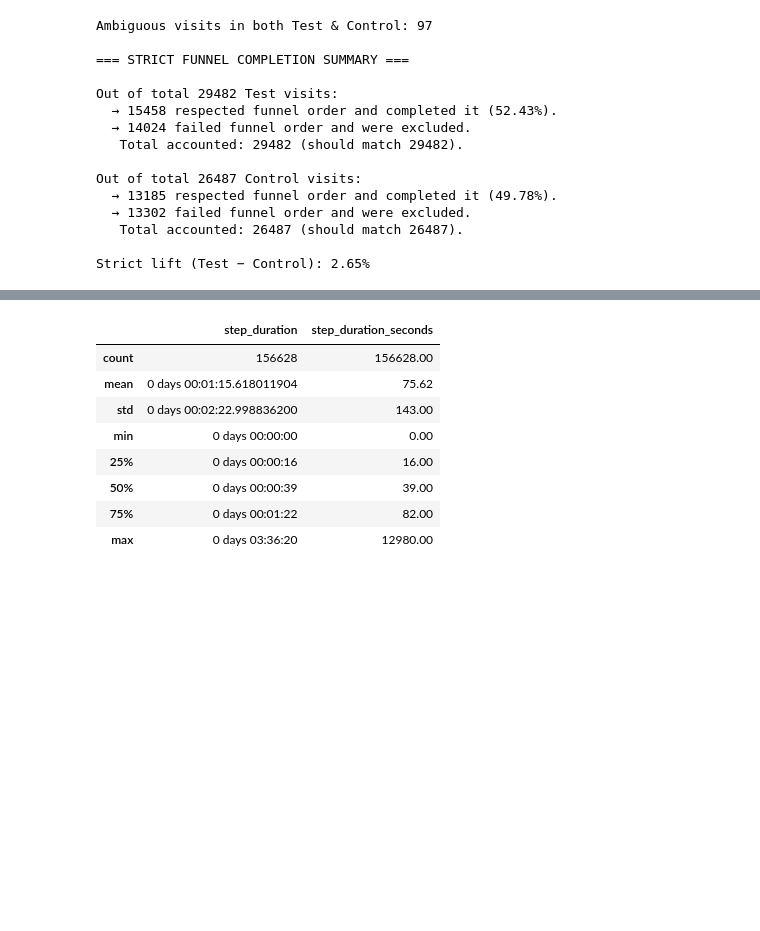
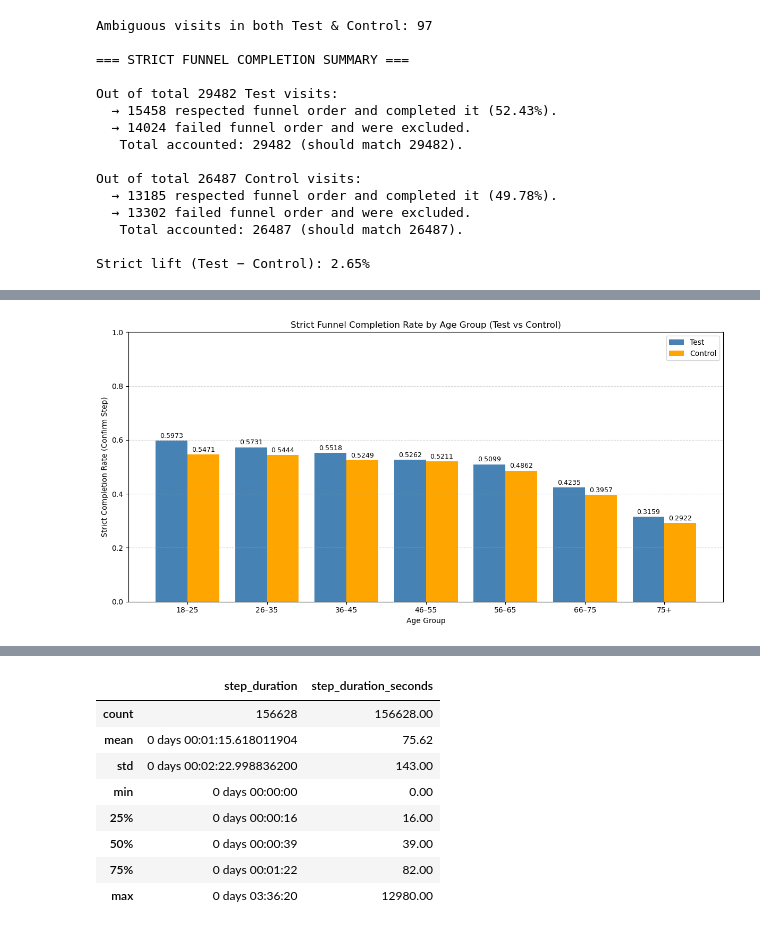
Before and after one commit to KmkGska/vanguard-ab-test, a Jupyter notebook: notebooks/d_Day4_Wrap.ipynb, the cells around one changed output, grey strips where cells are left out. Saved outputs shown, nothing was run; the diff lists cells and outputs as text; code cells hidden in the pictures; blank space fills up the shorter version.

```diff
--- a/notebooks/d_Day4_Wrap.ipynb
+++ b/notebooks/d_Day4_Wrap.ipynb
@@ -498 +567,72 @@ Strict lift (Test − Control): 2.65%
+# %%
+# === Step 1: Bin raw age into age groups ===
+df_clean = df_clean.copy()
+df_clean['age_group'] = pd.cut(
+    df_clean['age'],
+    bins=[18, 25, 35, 45, 55, 65, 75, 120],
+    labels=['18–25', '26–35', '36–45', '46–55', '56–65', '66–75', '75+'],
+    right=False
+)
+
+# === Step 2: Map visit_id to age group ===
+visit_ages = (
+    df_clean[['visit_id', 'age_group']]
+      .drop_duplicates(subset='visit_id')
+      .set_index('visit_id')
+)
+
+# === Step 3: Filter valid visits only ===
+valid_visits = visit_variations.loc[valid_visit_ids].join(visit_ages, how='inner')
+
+# === Step 4: Prepare containers ===
+age_labels = ['18–25', '26–35', '36–45', '46–55', '56–65', '66–75', '75+']
+test_rates = []
+control_rates = []
+
+# === Step 5: Loop through age bins and compute rates ===
+for label in age_labels:
+    subset = valid_visits[valid_visits['age_group'] == label]
+    test_count = (subset['variation'] == 'Test').sum()
+    control_count = (subset['variation'] == 'Control').sum()
+
+    test_total = df_clean[
+        (df_clean['variation'] == 'Test') &
+        (df_clean['visit_id'].isin(visit_ages[visit_ages['age_group'] == label].index))
+    ]['visit_id'].nunique()
+
+    control_total = df_clean[
+        (df_clean['variation'] == 'Control') &
+        (df_clean['visit_id'].isin(visit_ages[visit_ages['age_group'] == label].index))
+    ]['visit_id'].nunique()
+
+    test_rate = test_count / test_total if test_total > 0 else 0
+    control_rate = control_count / control_total if control_total > 0 else 0
+
+    test_rates.append(test_rate)
+    control_rates.append(control_rate)
+
+# === Step 6: Plot grouped bar chart ===
+x = range(len(age_labels))
+bar_width = 0.4
+
+plt.figure(figsize=(12, 6))
+plt.bar([i - bar_width/2 for i in x], test_rates, width=bar_width, label='Test', color='steelblue')
+plt.bar([i + bar_width/2 for i in x], control_rates, width=bar_width, label='Control', color='orange')
+
+# Add value labels
+for i in x:
+    plt.text(i - bar_width/2, test_rates[i] + 0.01, f"{test_rates[i]:.4f}", ha='center', fontsize=9)
+    plt.text(i + bar_width/2, control_rates[i] + 0.01, f"{control_rates[i]:.4f}", ha='center', fontsize=9)
+
+plt.xticks(x, age_labels)
+plt.ylabel('Strict Completion Rate (Confirm Step)')
+plt.xlabel('Age Group')
+plt.title('Strict Funnel Completion Rate by Age Group (Test vs Control)')
+plt.ylim(0, 1)
+plt.legend()
+plt.grid(axis='y', linestyle='--', alpha=0.5)
+plt.tight_layout()
+plt.show()
+# %% [output]
+[figure, added]
 # %%
```
Also changed, not shown: parts of 11 cells of this notebook.
